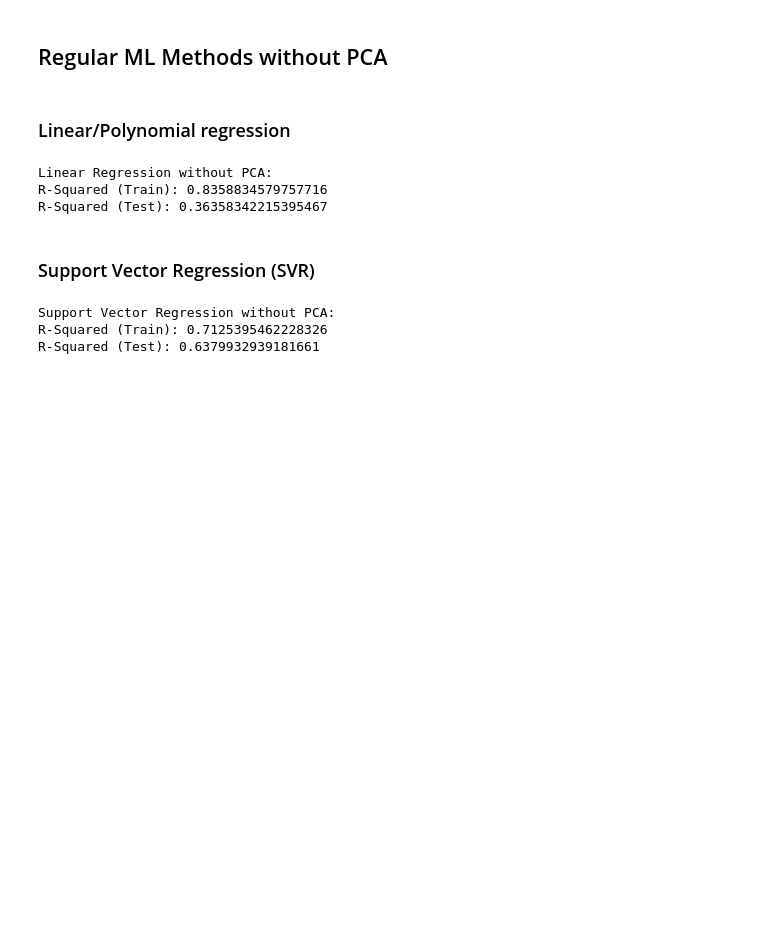
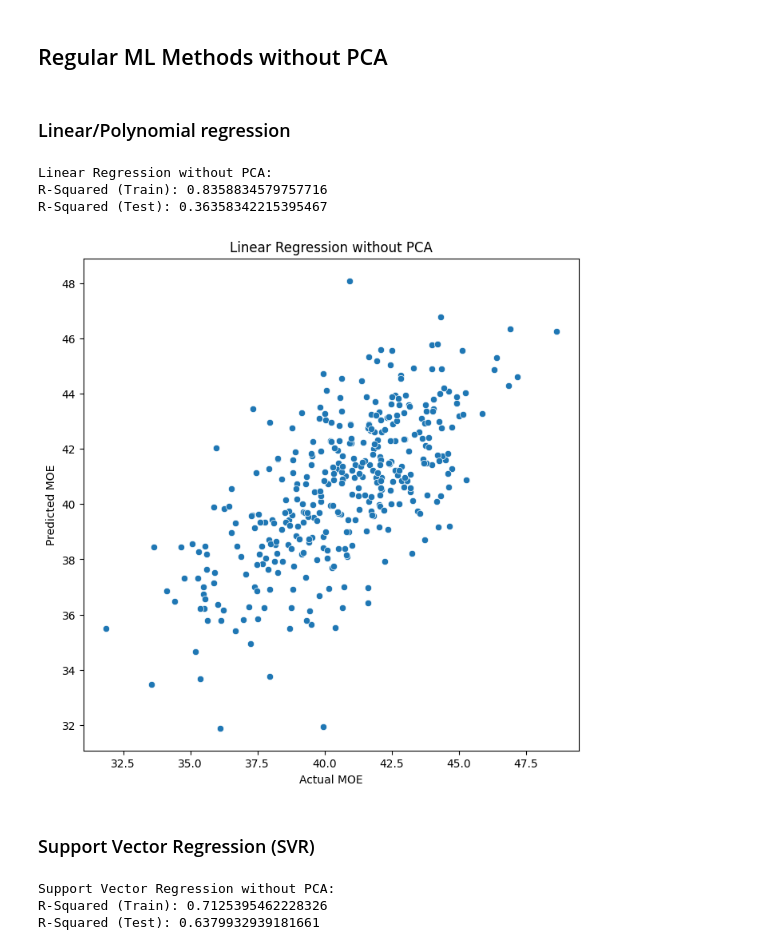
Before and after one commit to eomielan/manu465, a Jupyter notebook: final/final.ipynb, the cells around one changed output. Drawn from its saved outputs; the diff is of its cells as text; code cells hidden in the pictures; blank space fills up the shorter version.

```diff
--- a/final/final.ipynb
+++ b/final/final.ipynb
@@ -66,3 +72,11 @@ X_test_scaled = scaler.transform(X_test)
+# %%
+def plot_actual_vs_predicted(y_actual, y_predicted, title):
+    plt.figure(figsize=(8, 8))
+    sns.scatterplot(x=y_actual, y=y_predicted)
+    plt.title(title)
+    plt.xlabel("Actual MOE")
+    plt.ylabel("Predicted MOE")
+    plt.show()
 # %% [markdown]
 ## Regular ML Methods without PCA
 # %% [markdown]
@@ -75,12 +89,15 @@ y_test_pred = linear_reg.predict(X_test_scaled)
 # %%
 # Evaluate performance
 print("Linear Regression without PCA:")
 print("R-Squared (Train):", r2_score(y_train, y_train_pred))
 print("R-Squared (Test):", r2_score(y_test, y_test_pred))
+
+plot_actual_vs_predicted(y_test, y_test_pred, "Linear Regression without PCA")
 # %% [output]
 Linear Regression without PCA:
 R-Squared (Train): 0.8358834579757716
 R-Squared (Test): 0.36358342215395467
+[figure, added]
 # %% [markdown]
 ### Support Vector Regression (SVR)
 # %%
```
Also changed, not shown: parts of 19 cells of this notebook.
